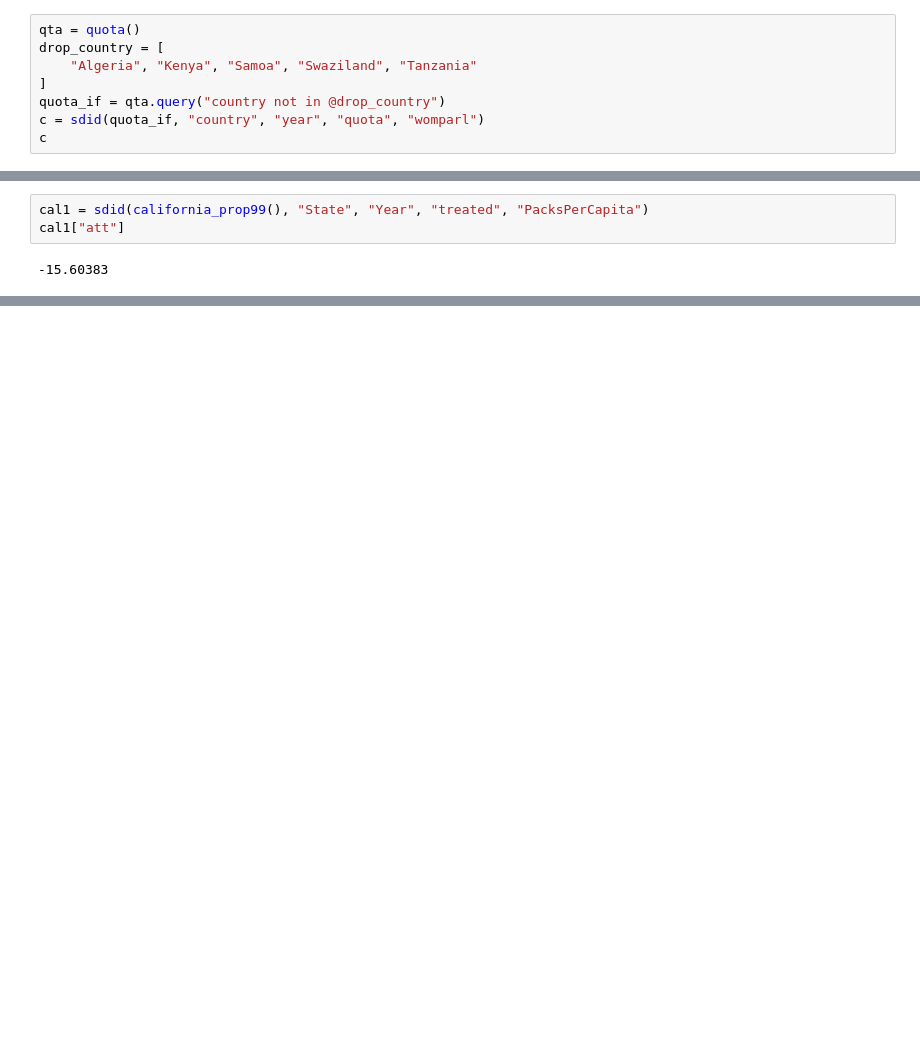
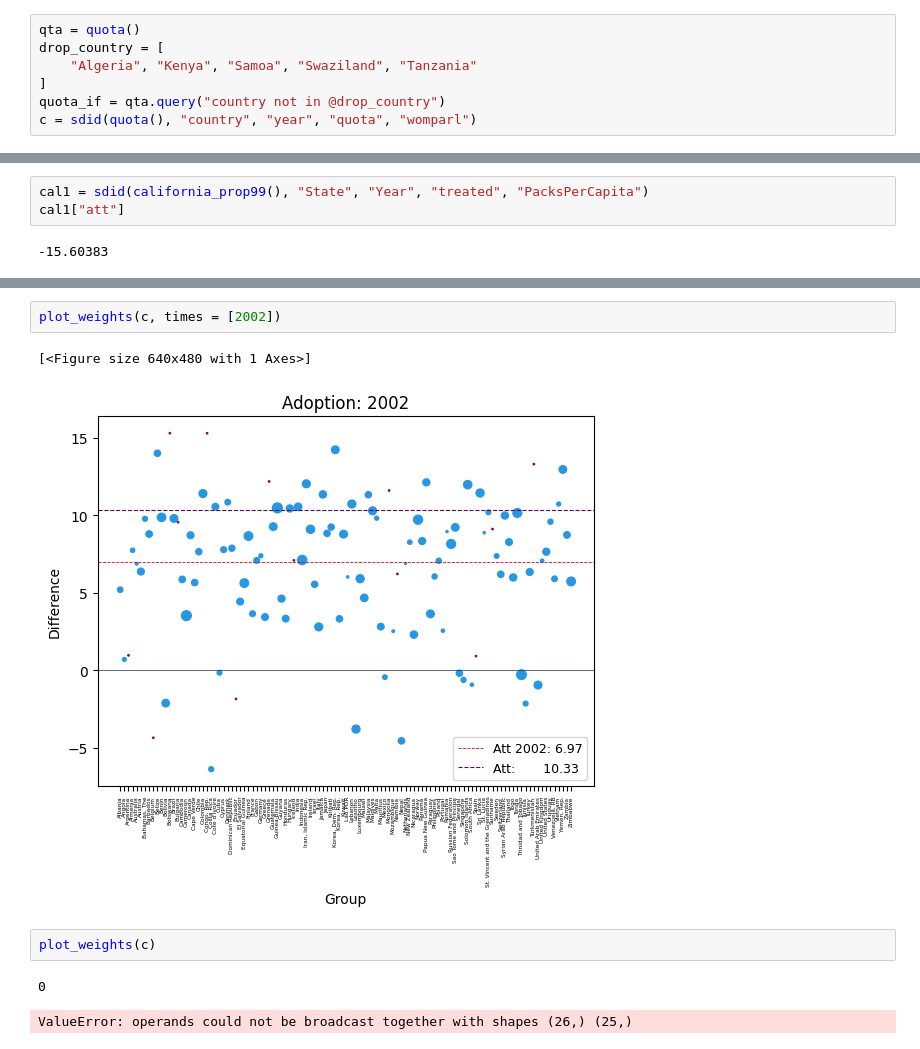
Before and after one commit to d2cml-ai/synthdid.py, a Jupyter notebook: src/sdid.ipynb, the cells around one changed output, grey strips where cells are left out. Drawn from its saved outputs; the diff is of its cells as text; blank space fills up the shorter version.

```diff
--- a/src/sdid.ipynb
+++ b/src/sdid.ipynb
@@ -18,5 +26,4 @@ drop_country = [
 	"Algeria", "Kenya", "Samoa", "Swaziland", "Tanzania"
 ]
 quota_if = qta.query("country not in @drop_country")
-c = sdid(quota_if, "country", "year", "quota", "womparl")
-c
+c = sdid(quota(), "country", "year", "quota", "womparl")
@@ -239,0 +73,10 @@ placebo_se(q2)
+# %%
+plot_weights(c, times = [2002])
+# %% [output]
+[<Figure size 640x480 with 1 Axes>]
+[figure, added]
+# %%
+plot_weights(c)
+# %% [output]
+0
+ValueError: operands could not be broadcast together with shapes (26,) (25,)
```
Also changed, not shown: parts of 33 cells of this notebook, 3 other files.
